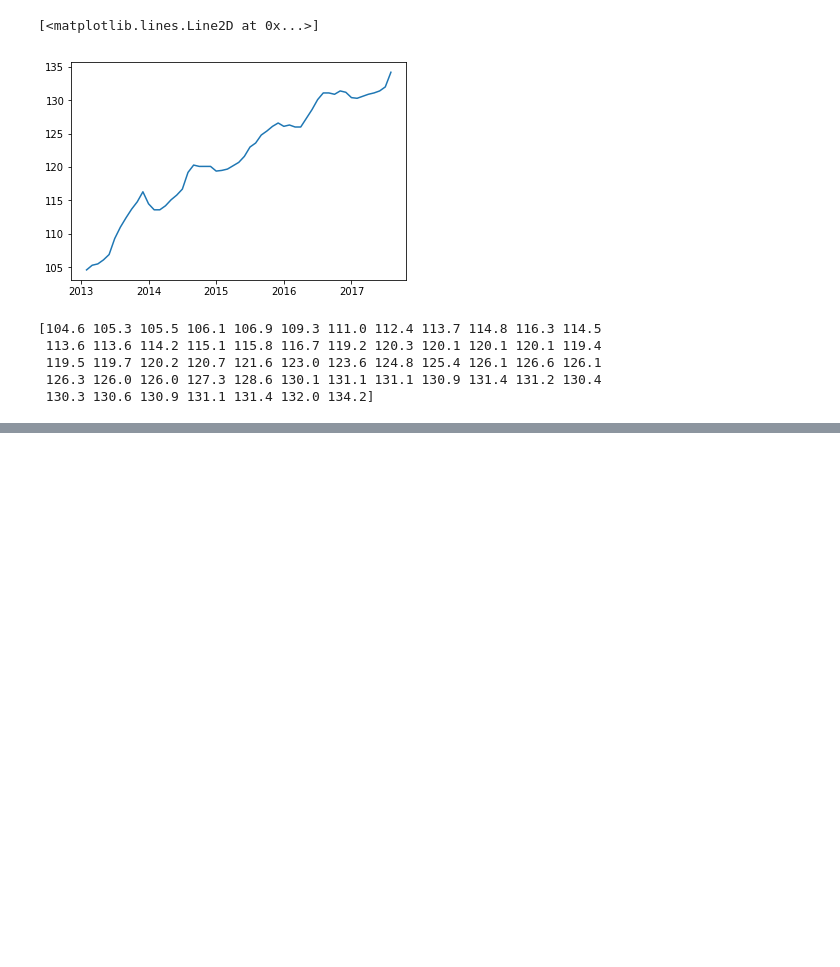
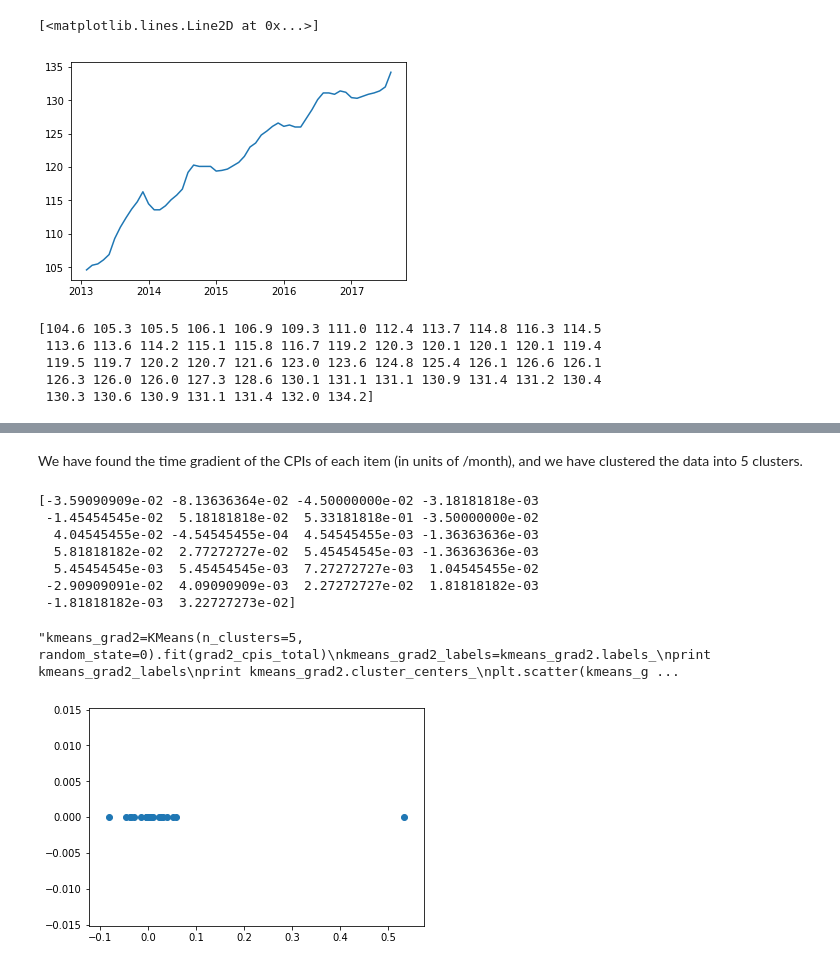
Before and after one commit to RahulMaroju/Consumer-Price-Index-Analysis-in-India, a Jupyter notebook: cpi_test.ipynb, the cells around one changed output, grey strips where cells are left out. Drawn from its saved outputs; the diff is of its cells as text; code cells hidden in the pictures; blank space fills up the shorter version.

```diff
--- a/cpi_test.ipynb
+++ b/cpi_test.ipynb
@@ -131,0 +100,9 @@ print r_spearman_overall
+# %%
+#r_rural=(pearsonr_matrix(cpis_rural)+stats.spearmanr(cpis_rural, axis=0)[0]+kendalltau_matrix(cpis_rural))/3
+#r_urban=(pearsonr_matrix(cpis_urban)+stats.spearmanr(cpis_urban, axis=0)[0]+kendalltau_matrix(cpis_urban))/3
+r_rural=pearsonr_matrix(cpis_rural)
+r_urban=pearsonr_matrix(cpis_urban)
+r_total=pearsonr_matrix(cpis_total)
+print np.shape(r_rural)
+r_gi=r_total[-1, :]
+print r_total
@@ -297,0 +361,37 @@ print gi_overall
+# %% [markdown]
+We have found the time gradient of the CPIs of each item (in units of /month), and we have clustered the data into 5 clusters.
+# %%
+#kmeans_grad2=KMeans??
+#Double grad2ient
+grad2_cpis_total=np.mean(np.gradient(np.gradient(cpis_total)[0])[0], 0).reshape(-1, 1)
+print np.ndarray.flatten(grad2_cpis_total)
+plt.scatter(grad2_cpis_total, np.zeros(l))
+'''kmeans_grad2=KMeans(n_clusters=5, random_state=0).fit(grad2_cpis_total)
+kmeans_grad2_labels=kmeans_grad2.labels_
+print kmeans_grad2_labels
+print kmeans_grad2.cluster_centers_
+plt.scatter(kmeans_grad2_cpis_total, np.zeros(l-1))
+grad2_cpis_total_C0=grad2_cpis_total[np.where(kmeans_grad2_labels==0)]
+grad2_cpis_total_C1=grad2_cpis_total[np.where(kmeans_grad2_labels==1)]
+grad2_cpis_total_C2=grad2_cpis_total[np.where(kmeans_grad2_labels==2)]
+grad2_cpis_total_C3=grad2_cpis_total[np.where(kmeans_grad2_labels==3)]
+grad2_cpis_total_C4=grad2_cpis_total[np.where(kmeans_grad2_labels==4)]
+#colors=['C0', 'C1', 'C2', 'C3', 'C4', 'C5', 'C6', 'C7', 'C8', 'C9']
+plt.figure(0)
+plt.scatter(grad2_cpis_total_C0, np.zeros(np.size(grad2_cpis_total_C0)))
+plt.scatter(grad2_cpis_total_C1, np.zeros(np.size(grad2_cpis_total_C1)))
+plt.scatter(grad2_cpis_total_C2, np.zeros(np.size(grad2_cpis_total_C2)))
+plt.scatter(grad2_cpis_total_C3, np.zeros(np.size(grad2_cpis_total_C3)))
+plt.scatter(grad2_cpis_total_C4, np.zeros(np.size(grad2_cpis_total_C4)))
+
+plt.show()'''
+# %% [output]
+[-3.59090909e-02 -8.13636364e-02 -4.50000000e-02 -3.18181818e-03
+ -1.45454545e-02  5.18181818e-02  5.33181818e-01 -3.50000000e-02
+  4.04545455e-02 -4.54545455e-04  4.54545455e-03 -1.36363636e-03
+  5.81818182e-02  2.77272727e-02  5.45454545e-03 -1.36363636e-03
+  5.45454545e-03  5.45454545e-03  7.27272727e-03  1.04545455e-02
+ -2.90909091e-02  4.09090909e-03  2.27272727e-02  1.81818182e-03
+ -1.81818182e-03  3.22727273e-02]
+"kmeans_grad2=KMeans(n_clusters=5, random_state=0).fit(grad2_cpis_total)\nkmeans_grad2_labels=kmeans_grad2.labels_\nprint kmeans_grad2_labels\nprint kmeans_grad2.cluster_centers_\nplt.scatter(kmeans_g ...
+[figure, added]
```
Also changed, not shown: parts of 23 cells of this notebook, 1 other file.
